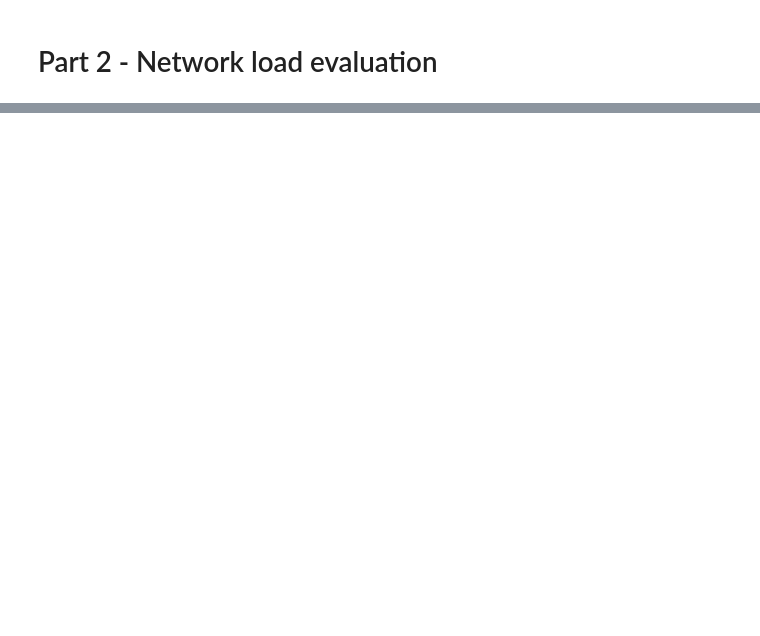
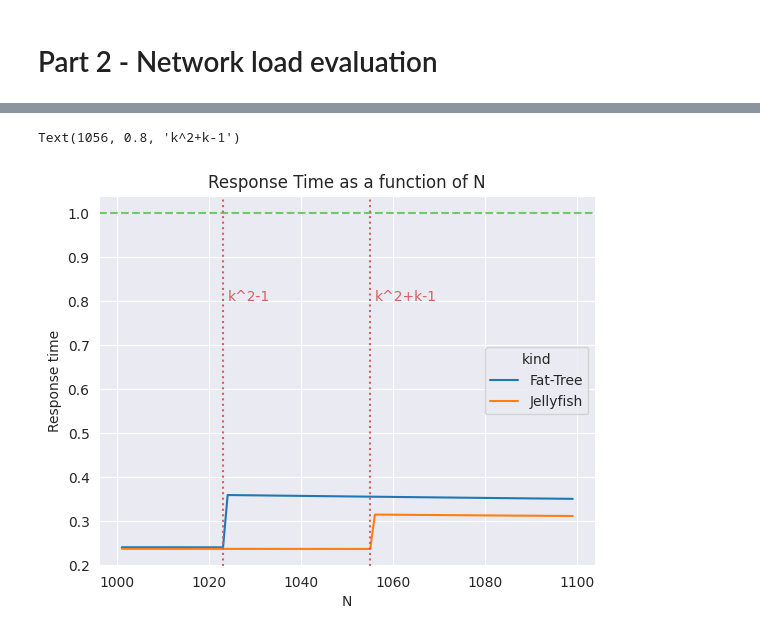
Before and after one commit to Mamiglia/NBD-DC_HW1, a Jupyter notebook: part-two.ipynb, the cells around one changed output, grey strips where cells are left out. Drawn from its saved outputs; the diff is of its cells as text; code cells hidden in the pictures; blank space fills up the shorter version.

```diff
--- a/part-two.ipynb
+++ b/part-two.ipynb
@@ -52,0 +263,22 @@ servers
+# %%
+ax = sns.lineplot(
+    trials[(1000 < trials.N) & (trials.N < 1100)],
+    x = 'N',
+    y = 'R_scaled',
+    hue = 'kind'
+)
+ax.set(
+    title = 'Response Time as a function of N',
+    ylabel = 'Response time'
+)
+plt.axhline(y=1, color=baseline_color, linestyle = '--')
+plt.annotate('baseline', xy = (45, .95), color = baseline_color)
+
+red_muted = sns.color_palette('muted')[3]
+plt.axvline(x=k**2-1, color=red_muted, linestyle = ':')
+plt.annotate('k^2-1', xy = (k**2, .8), color = red_muted)
+plt.axvline(x=k-1+k**2, color=red_muted, linestyle = ':')
+plt.annotate('k^2+k-1', xy = (k+k**2, .8), color = red_muted)
+# %% [output]
+Text(1056, 0.8, 'k^2+k-1')
+[figure, added]
```
Also changed, not shown: parts of 33 cells of this notebook, 3 other files.
